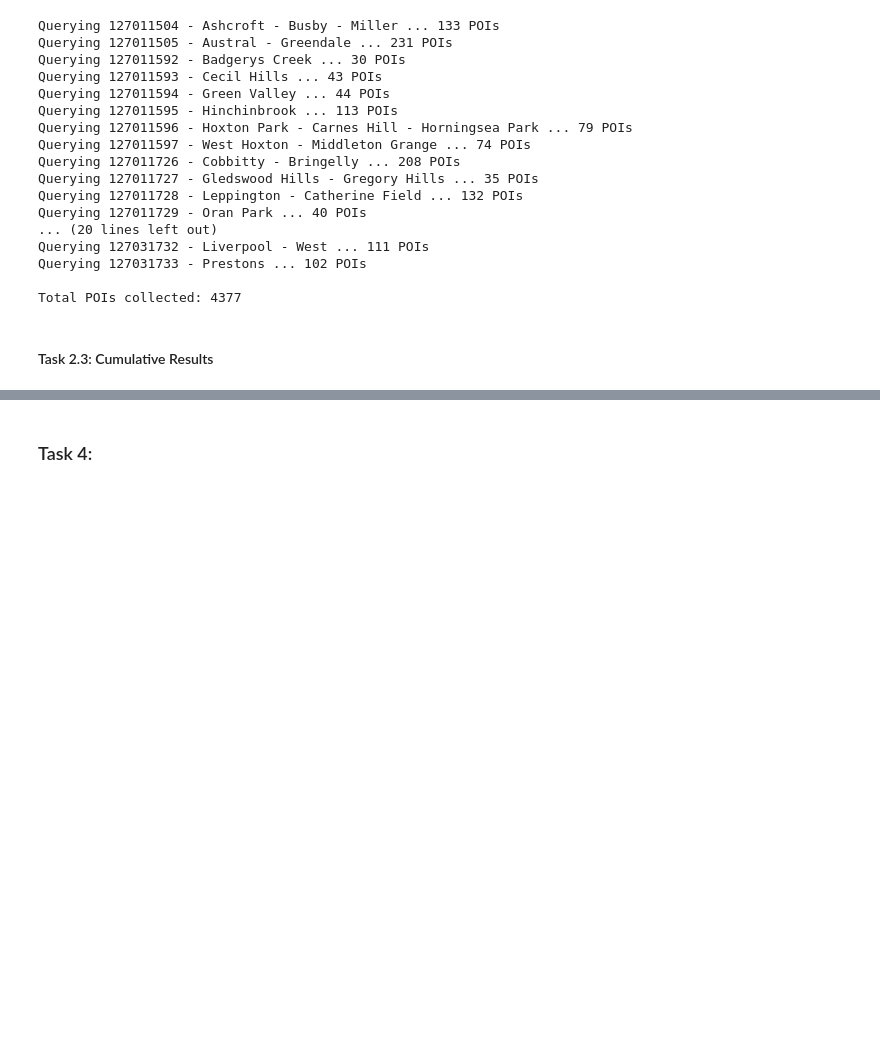
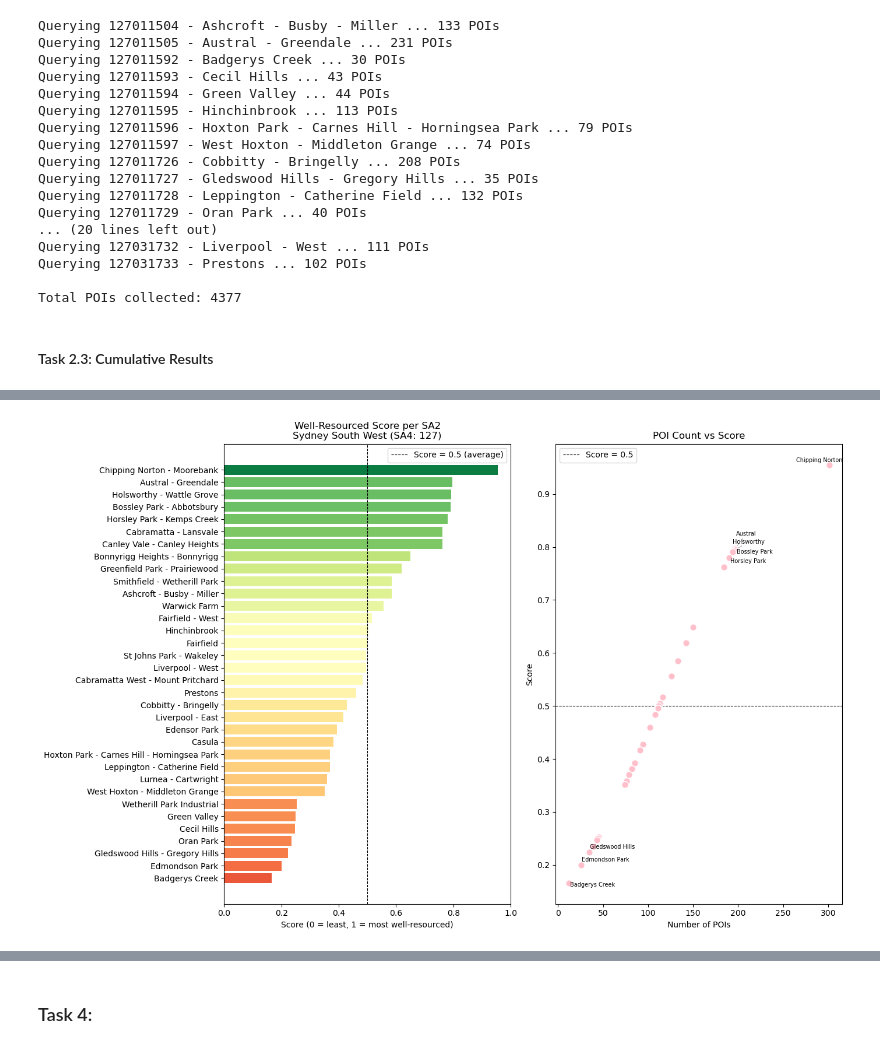
Before and after one commit to Rven66/DATA2001-Assignment_1, a Jupyter notebook: DATA2001-Assignment_1.ipynb, the cells around one changed output, grey strips where cells are left out. Saved outputs shown, nothing was run; the diff lists cells and outputs as text; code cells hidden in the pictures; blank space fills up the shorter version.

Commit message:
task 3

```diff
--- a/DATA2001-Assignment_1.ipynb
+++ b/DATA2001-Assignment_1.ipynb
@@ -1673,0 +1720,44 @@ Could not read back from DB: (psycopg2.OperationalError) connection to server at
+# %%
+#visualisation
+fig, axes = plt.subplots(1, 2, figsize=(14, 9))
+
+#Left: score bar chart ranked low to high
+sorted_asc = poi_counts2.sort_values("score")
+colours = plt.cm.RdYlGn(sorted_asc["score"].values) #red=low, green=high
+
+axes[0].barh(sorted_asc["sa2_name"], sorted_asc["score"], color=colours)
+axes[0].axvline(x=0.5, color="black", linewidth=0.8, linestyle="--", label="Score = 0.5 (average)")
+axes[0].set_title("Well-Resourced Score per SA2\nSydney South West (SA4: 127)")
+axes[0].set_xlabel("Score (0 = least, 1 = most well-resourced)")
+axes[0].set_xlim(0, 1)
+axes[0].legend()
+
+#Right: POI count vs score scatter
+axes[1].scatter(poi_counts2["poi_count"], poi_counts2["score"],
+                color="pink", edgecolors="white", s=70, zorder=3)
+
+axes[1].axhline(y=0.5, color="black", linewidth=0.8, linestyle="--", label="Score = 0.5")
+axes[1].set_title("POI Count vs Score")
+axes[1].set_xlabel("Number of POIs")
+axes[1].set_ylabel("Score")
+axes[1].legend()
+
+#Label top 5 and bottom 3
+label_rows = pd.concat([poi_counts2.head(5), poi_counts2.tail(3)])
+texts = []
+for _, row in label_rows.iterrows():
+    t = axes[1].text(
+        row["poi_count"], row["score"],
+        row["sa2_name"].split(" - ")[0],
+        fontsize=7
+    )
+    texts.append(t)
+#automatically moves labels apart
+adjust_text(texts, ax=axes[1], arrowprops=dict(arrowstyle="-", color="grey", lw=0.5))
+
+
+plt.tight_layout()
+plt.savefig("task2_scores_127.png", dpi=150, bbox_inches="tight")
+plt.show()
+# %% [output]
+[figure, added]
```
Also changed, not shown: parts of 10 cells of this notebook.
